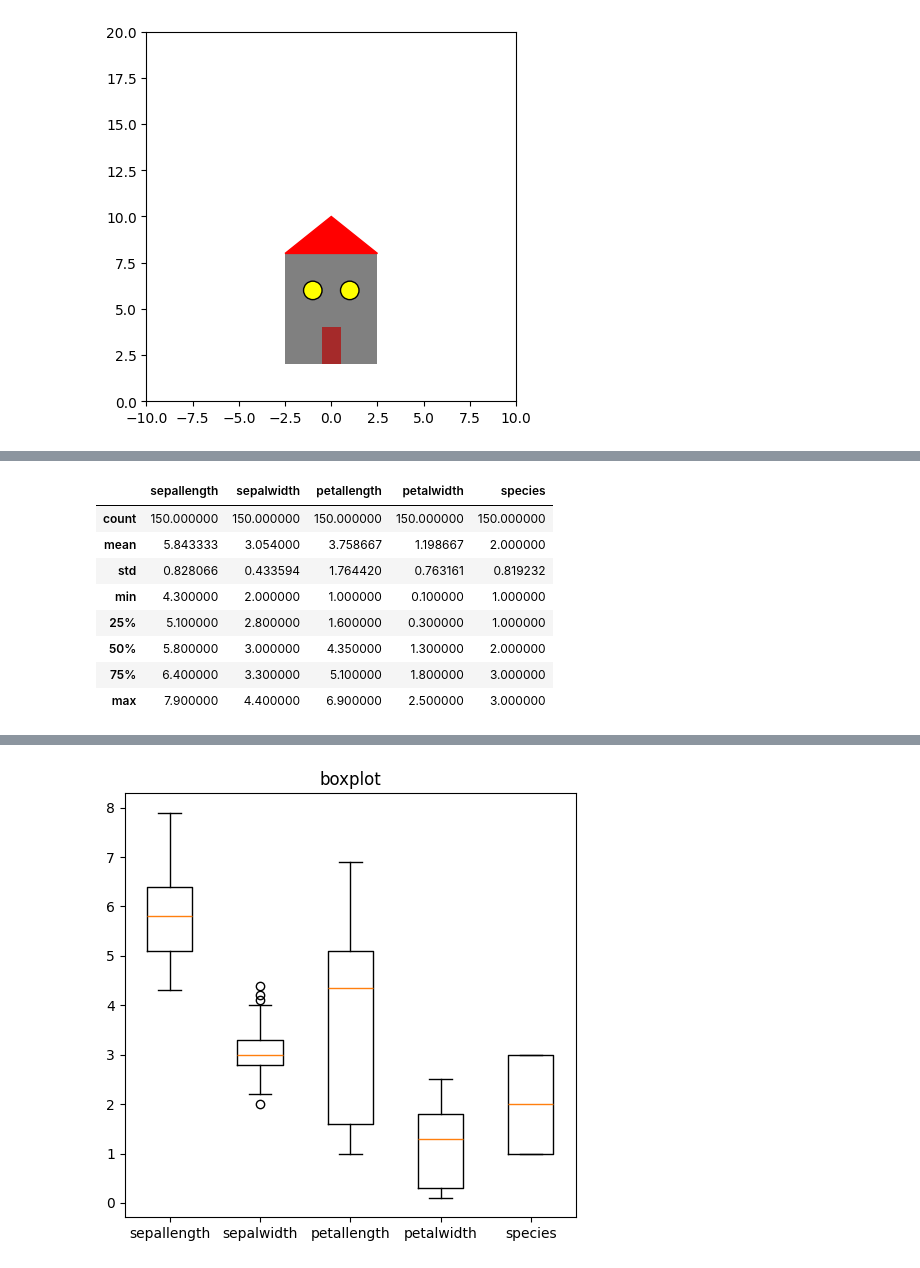
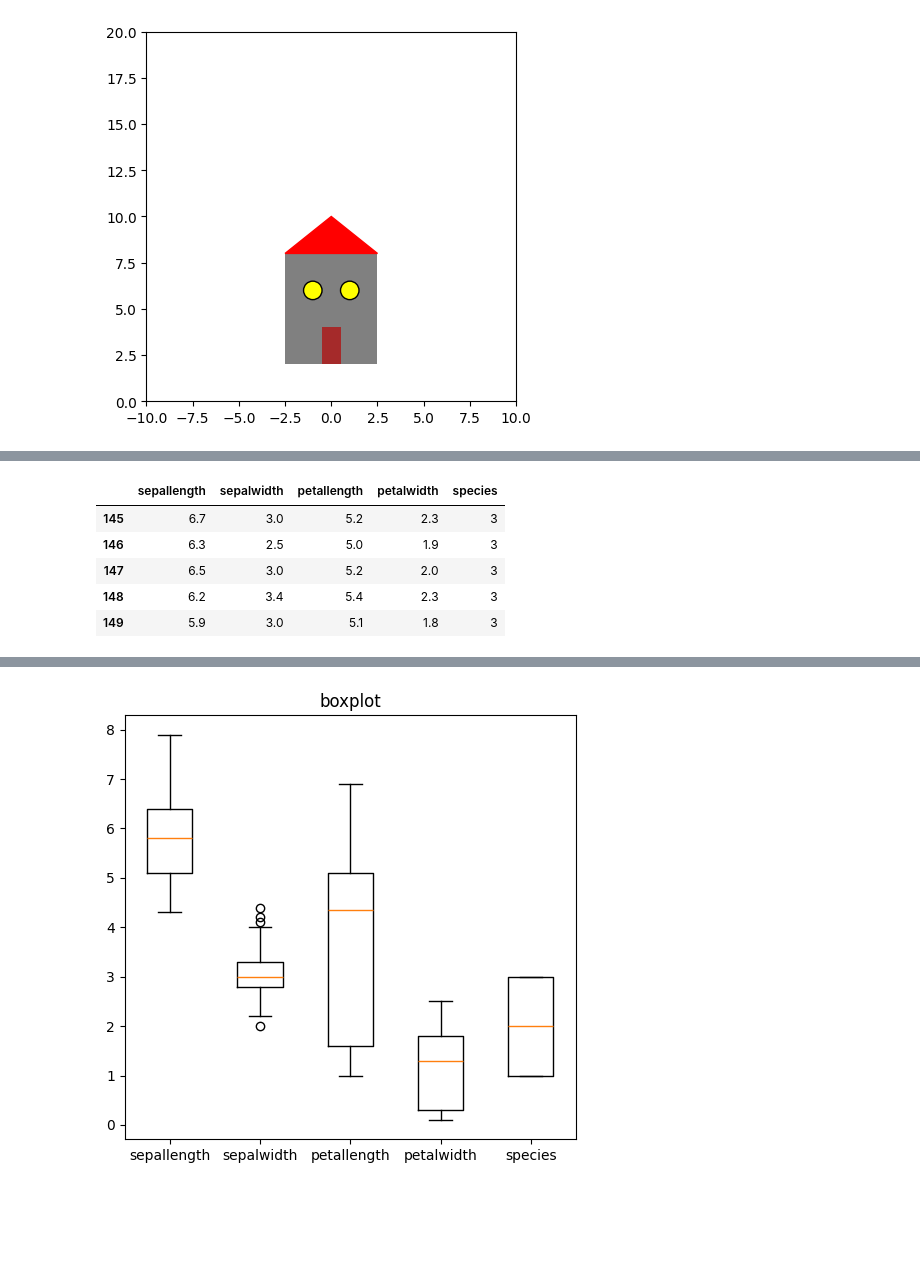
Before and after one commit to bytesbyt/ds_data_visualisation, a Jupyter notebook: data_vis_playground.ipynb, the cells around one changed output, grey strips where cells are left out. Drawn from its saved outputs; the diff is of its cells as text; code cells hidden in the pictures; blank space fills up the shorter version.

```diff
--- a/data_vis_playground.ipynb
+++ b/data_vis_playground.ipynb
@@ -306,12 +295,18 @@ data.head()
-# %%
-data.describe()
-# %% [output]
-|  | sepallength | sepalwidth | petallength | petalwidth | species |
-| count | 150.000000 | 150.000000 | 150.000000 | 150.000000 | 150.000000 |
-| mean | 5.843333 | 3.054000 | 3.758667 | 1.198667 | 2.000000 |
-| std | 0.828066 | 0.433594 | 1.764420 | 0.763161 | 0.819232 |
-| min | 4.300000 | 2.000000 | 1.000000 | 0.100000 | 1.000000 |
-| 25% | 5.100000 | 2.800000 | 1.600000 | 0.300000 | 1.000000 |
-| 50% | 5.800000 | 3.000000 | 4.350000 | 1.300000 | 2.000000 |
-| 75% | 6.400000 | 3.300000 | 5.100000 | 1.800000 | 3.000000 |
-| max | 7.900000 | 4.400000 | 6.900000 | 2.500000 | 3.000000 |
+# %%
+#import pandas library
+import pandas as pd
+#load the dataset
+data = pd.read_csv('iris-head-num.txt')
+# show the first 5 of the data
+data.head()
+# show the first 10 of the data
+data.head(10)
+# show the last 5 of the data
+data.tail()
+# %% [output]
+|  | sepallength | sepalwidth | petallength | petalwidth | species |
+| 145 | 6.7 | 3.0 | 5.2 | 2.3 | 3 |
+| 146 | 6.3 | 2.5 | 5.0 | 1.9 | 3 |
+| 147 | 6.5 | 3.0 | 5.2 | 2.0 | 3 |
+| 148 | 6.2 | 3.4 | 5.4 | 2.3 | 3 |
+| 149 | 5.9 | 3.0 | 5.1 | 1.8 | 3 |
```
Also changed, not shown: parts of 2 cells of this notebook.
